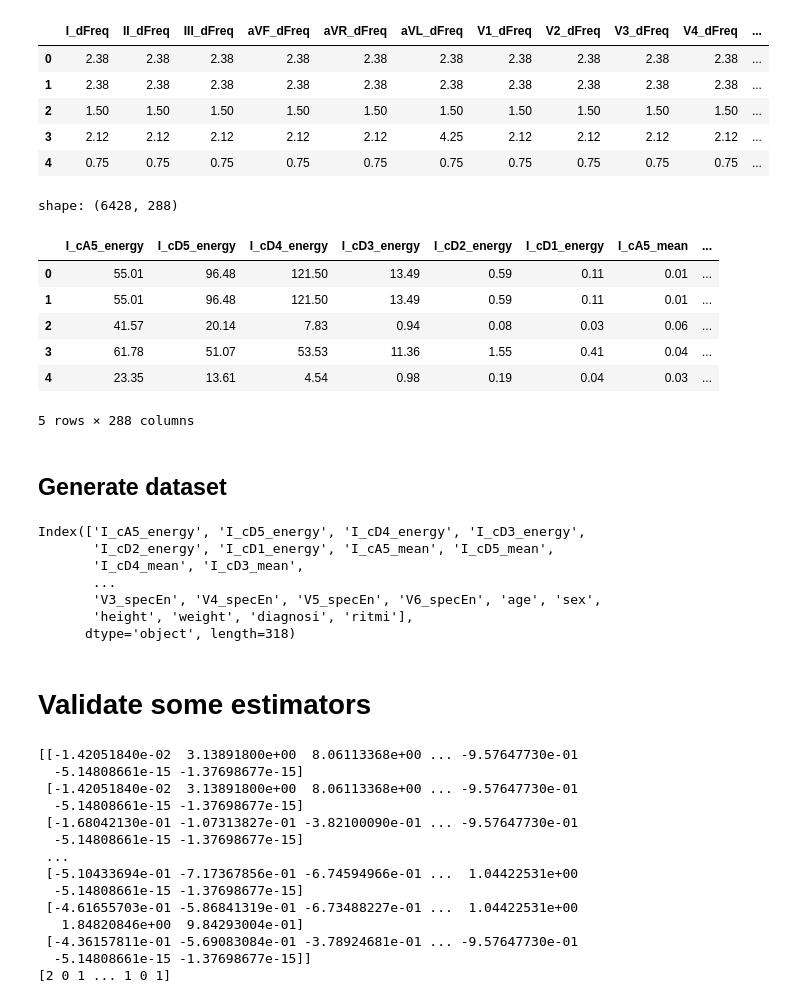
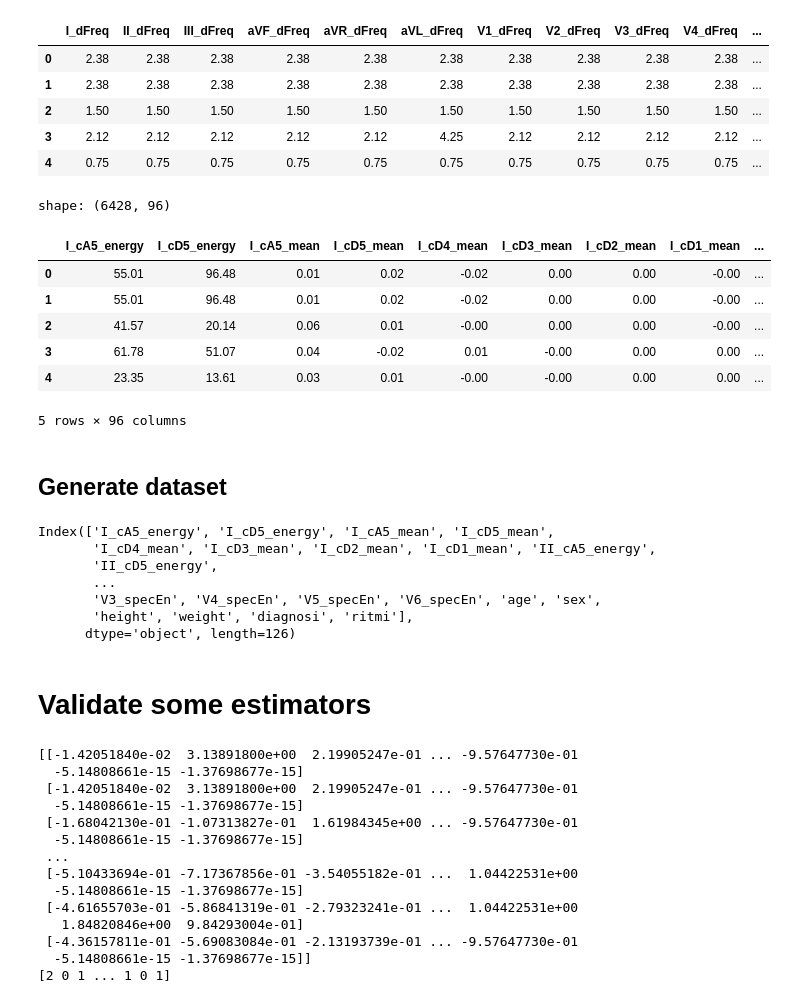
Before and after one commit to AGE90/atrial-fibrillation-detection, a Jupyter notebook: notebooks/03-AGE90-build_dataset-validate_estimators.ipynb, the cells around one changed output. Cells and saved outputs as stored; diff of their text form; code cells hidden in the pictures.

```diff
--- a/notebooks/03-AGE90-build_dataset-validate_estimators.ipynb
+++ b/notebooks/03-AGE90-build_dataset-validate_estimators.ipynb
@@ -84,17 +84,22 @@ shape: (6428, 12)
 # %%
 ecg_wavelet_DIR = path.data_raw_dir('ecg_features_wavelet.csv')
 ecg_wavelet = pd.read_csv(ecg_wavelet_DIR)
+
+# Select cA5-cD5 energy and mean
+support = ecg_wavelet.columns.str.contains('cA5_energy|cD5_energy|mean', regex=True)
+ecg_wavelet = ecg_wavelet[ecg_wavelet.columns[support]]
+
 print('shape: {}'.format(ecg_wavelet.shape))
 display(ecg_wavelet.head())
 # %% [output]
-shape: (6428, 288)
+shape: (6428, 96)
-|  | I_cA5_energy | I_cD5_energy | I_cD4_energy | I_cD3_energy | I_cD2_energy | I_cD1_energy | I_cA5_mean | ... |
-| 0 | 55.01 | 96.48 | 121.50 | 13.49 | 0.59 | 0.11 | 0.01 | ... |
-| 1 | 55.01 | 96.48 | 121.50 | 13.49 | 0.59 | 0.11 | 0.01 | ... |
-| 2 | 41.57 | 20.14 | 7.83 | 0.94 | 0.08 | 0.03 | 0.06 | ... |
-| 3 | 61.78 | 51.07 | 53.53 | 11.36 | 1.55 | 0.41 | 0.04 | ... |
-| 4 | 23.35 | 13.61 | 4.54 | 0.98 | 0.19 | 0.04 | 0.03 | ... |
+|  | I_cA5_energy | I_cD5_energy | I_cA5_mean | I_cD5_mean | I_cD4_mean | I_cD3_mean | I_cD2_mean | I_cD1_mean | ... |
+| 0 | 55.01 | 96.48 | 0.01 | 0.02 | -0.02 | 0.00 | 0.00 | -0.00 | ... |
+| 1 | 55.01 | 96.48 | 0.01 | 0.02 | -0.02 | 0.00 | 0.00 | -0.00 | ... |
+| 2 | 41.57 | 20.14 | 0.06 | 0.01 | -0.00 | 0.00 | 0.00 | -0.00 | ... |
+| 3 | 61.78 | 51.07 | 0.04 | -0.02 | 0.01 | -0.00 | 0.00 | 0.00 | ... |
+| 4 | 23.35 | 13.61 | 0.03 | 0.01 | -0.00 | -0.00 | 0.00 | 0.00 | ... |
-5 rows × 288 columns
+5 rows × 96 columns
 # %% [markdown]
 ## Generate dataset
 # %%
@@ -105,13 +110,13 @@ data.to_csv(data_DIR, index=False)
 # %%
 data.columns
 # %% [output]
-Index(['I_cA5_energy', 'I_cD5_energy', 'I_cD4_energy', 'I_cD3_energy',
-       'I_cD2_energy', 'I_cD1_energy', 'I_cA5_mean', 'I_cD5_mean',
-       'I_cD4_mean', 'I_cD3_mean',
+Index(['I_cA5_energy', 'I_cD5_energy', 'I_cA5_mean', 'I_cD5_mean',
+       'I_cD4_mean', 'I_cD3_mean', 'I_cD2_mean', 'I_cD1_mean', 'II_cA5_energy',
+       'II_cD5_energy',
        ...
        'V3_specEn', 'V4_specEn', 'V5_specEn', 'V6_specEn', 'age', 'sex',
        'height', 'weight', 'diagnosi', 'ritmi'],
-      dtype='object', length=318)
+      dtype='object', length=126)
 # %% [markdown]
 # Validate some estimators
 # %%
@@ -128,18 +133,18 @@ y = encoder.fit_transform(y)
 print(X)
 print(y)
 # %% [output]
-[[-1.42051840e-02  3.13891800e+00  8.06113368e+00 ... -9.57647730e-01
+[[-1.42051840e-02  3.13891800e+00  2.19905247e-01 ... -9.57647730e-01
   -5.14808661e-15 -1.37698677e-15]
- [-1.42051840e-02  3.13891800e+00  8.06113368e+00 ... -9.57647730e-01
+ [-1.42051840e-02  3.13891800e+00  2.19905247e-01 ... -9.57647730e-01
   -5.14808661e-15 -1.37698677e-15]
- [-1.68042130e-01 -1.07313827e-01 -3.82100090e-01 ... -9.57647730e-01
+ [-1.68042130e-01 -1.07313827e-01  1.61984345e+00 ... -9.57647730e-01
   -5.14808661e-15 -1.37698677e-15]
  ...
- [-5.10433694e-01 -7.17367856e-01 -6.74594966e-01 ...  1.04422531e+00
+ [-5.10433694e-01 -7.17367856e-01 -3.54055182e-01 ...  1.04422531e+00
   -5.14808661e-15 -1.37698677e-15]
- [-4.61655703e-01 -5.86841319e-01 -6.73488227e-01 ...  1.04422531e+00
+ [-4.61655703e-01 -5.86841319e-01 -2.79323241e-01 ...  1.04422531e+00
    1.84820846e+00  9.84293004e-01]
- [-4.36157811e-01 -5.69083084e-01 -3.78924681e-01 ... -9.57647730e-01
+ [-4.36157811e-01 -5.69083084e-01 -2.13193739e-01 ... -9.57647730e-01
   -5.14808661e-15 -1.37698677e-15]]
 [2 0 1 ... 1 0 1]
 # %%
```
Also changed, not shown: parts of 1 cell of this notebook, 9 other files.
